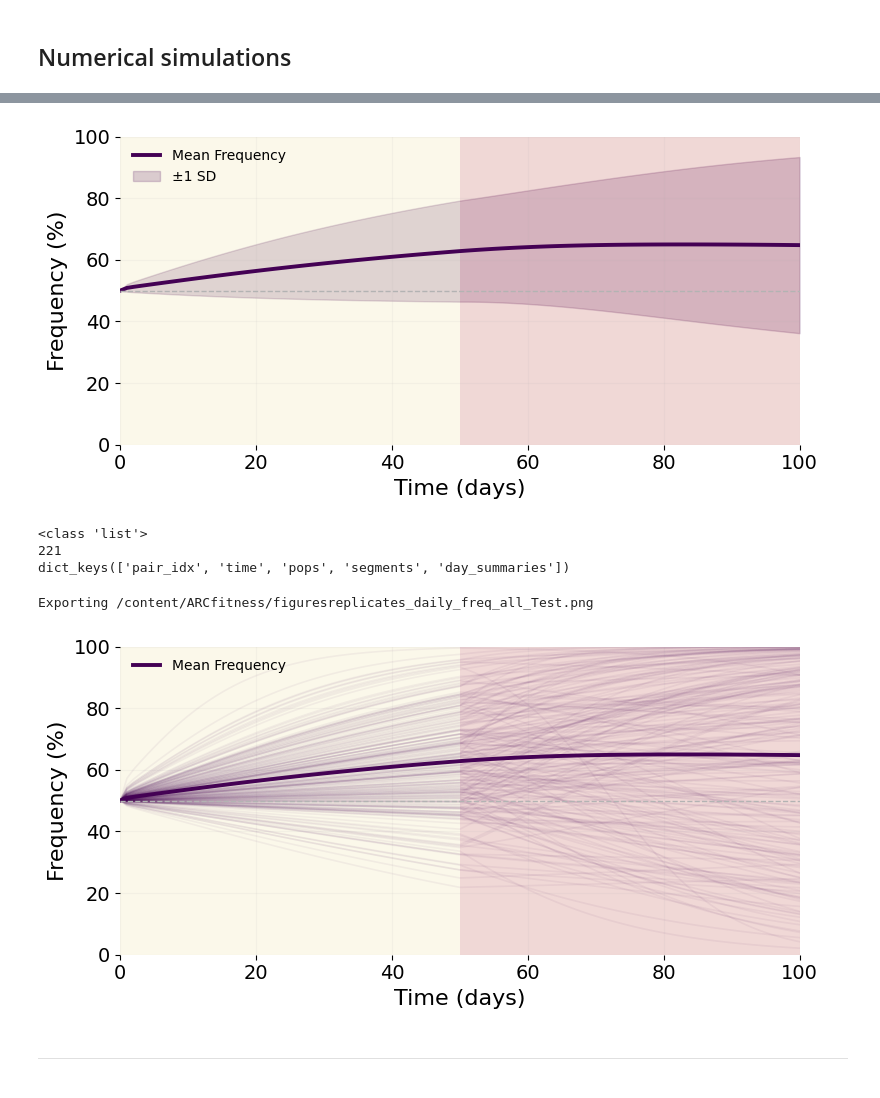
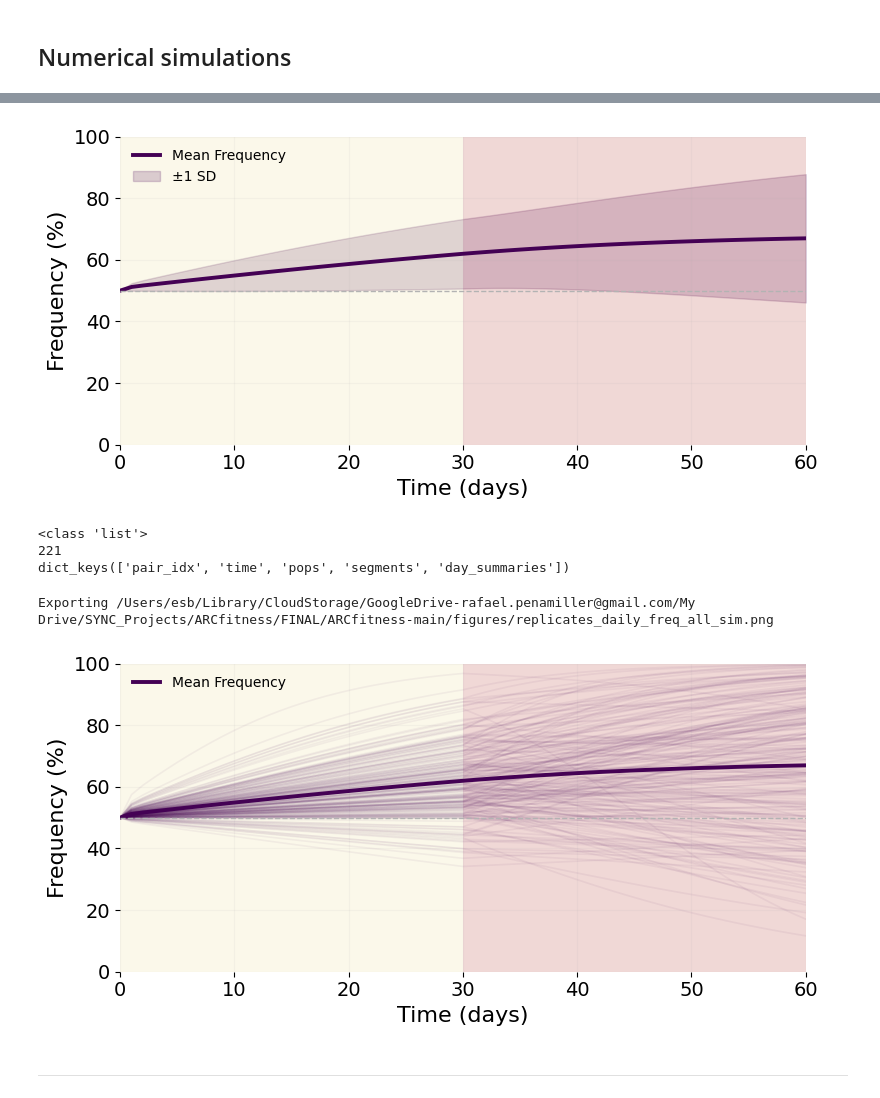
Before and after one commit to ccg-esb-lab/ARCfitness, a Jupyter notebook: MonodGillespieARC_3_stability.ipynb, the cells around one changed output, grey strips where cells are left out. Saved outputs shown, nothing was run; the diff lists cells and outputs as text; code cells hidden in the pictures.

```diff
--- a/MonodGillespieARC_3_stability.ipynb
+++ b/MonodGillespieARC_3_stability.ipynb
@@ -1090,8 +1071,8 @@ ___
 # %% [markdown]
 ## Numerical simulations
 # %%
-this_K=50
-num_days=100
+this_K=30
+num_days=60
 this_label='ereA2'
 this_family='all'
 # ---------------------------------------
@@ -1138,6 +1119,7 @@ def make_switch_schedule(first_env="G", switch_day=10, num_days=30, second_env="
     return [first_env] * switch_day + [second_env] * (num_days - switch_day)
 
 schedule = make_switch_schedule(first_env="G", switch_day=this_K, num_days=num_days, second_env="E")
+family="all"
 
 
 res = serial_transfer_competition(
@@ -1600,8 +1580,8 @@ def plot_trajectories_mean(
         ax.set_title(title, fontsize=16)
 
     if pathFIGURES != '':
-            filename = f"{pathFIGURES}trajectories_{title}.png"
-            plt.savefig(filename, format='png')
+            filename = f"{pathFIGURES}/trajectories_{title}.pdf"
+            plt.savefig(filename, format='pdf')
             print("Exporting %s" % filename)
     plt.show()
     return fig, ax
@@ -1723,8 +1703,8 @@ def plot_replicates_daily_freq(
     #    ax.set_title(title, fontsize=16)
 
     if pathFIGURES != '':
-            filename = f"{pathFIGURES}replicates_daily_freq_{title}.png"
-            plt.savefig(filename, format='png')
+            filename = f"{pathFIGURES}/replicates_daily_freq_{title}.pdf"
+            plt.savefig(filename, format='pdf')
             print("Exporting %s" % filename)
     plt.show()
 
@@ -1836,8 +1816,8 @@ def plot_mean_daily_freq(
 
 
     if pathFIGURES != '':
-            filename = f"{pathFIGURES}mean_daily_freq_{title}.png"
-            plt.savefig(filename, format='png')
+            filename = f"{pathFIGURES}/mean_daily_freq_{title}.pdf"
+            plt.savefig(filename, format='pdf')
             print("Exporting %s" % filename)
     plt.show()
     return fig, ax
@@ -1851,7 +1831,7 @@ fig2, ax2 = plot_mean_daily_freq(
     legend_loc='upper left'
 )
 # %% [output]
-[figure, old version]
+[figure, new version]
 # %%
 print(type(runs))
 print(len(runs))
@@ -1986,37 +1966,37 @@ def plot_freq_time_density(
     # 7) Cosmetics
     ax.set_xlabel("Time (days)" if to_days else "Time (hours)")
     ax.set_ylabel("Frequency (%)" if percent else "Frequency")
     ax.set_ylim(f_min, f_max)
     if not to_days:
         ax.xaxis.set_major_locator(MultipleLocator(24))
     ax.grid(True, alpha=0.1)
     if show_mean or show_ci:
         ax.legend(frameon=False, loc=legend_loc, labelcolor="#FFFFFF")
 
     cbar = plt.colorbar(im, ax=ax, pad=0.02)
     cbar.set_label("Relative density")
 
     plt.tight_layout()
 
     if pathFIGURES != '':
-            filename = f"{pathFIGURES}freq_time_density_{title}.png"
-            plt.savefig(filename, format='png')
+            filename = f"{pathFIGURES}/freq_time_density_{title}.pdf"
+            plt.savefig(filename, format='pdf')
             print("Exporting %s" % filename)
     plt.show()
     return fig, ax
 
 
 fig2, ax2 = plot_replicates_daily_freq(
             res_list_all,
             which='B', to_days=True, percent=True,
             show_ci=False,
             legend_loc='upper left',
             pathFIGURES=pathFIGURES,
             title=f"{family}_{sched_name}"
         )
 # %% [output]
-Exporting /content/ARCfitness/figuresreplicates_daily_freq_all_Test.png
+Exporting /Users/esb/Library/CloudStorage/GoogleDrive-rafael.penamiller@gmail.com/My Drive/SYNC_Projects/ARCfitness/FINAL/ARCfitness-main/figures/replicates_daily_freq_all_sim.png
-[figure, old version]
+[figure, new version]
 # %% [markdown]
 ___
 # %%
```
Also changed, not shown: parts of 21 cells of this notebook, 1 other file.
